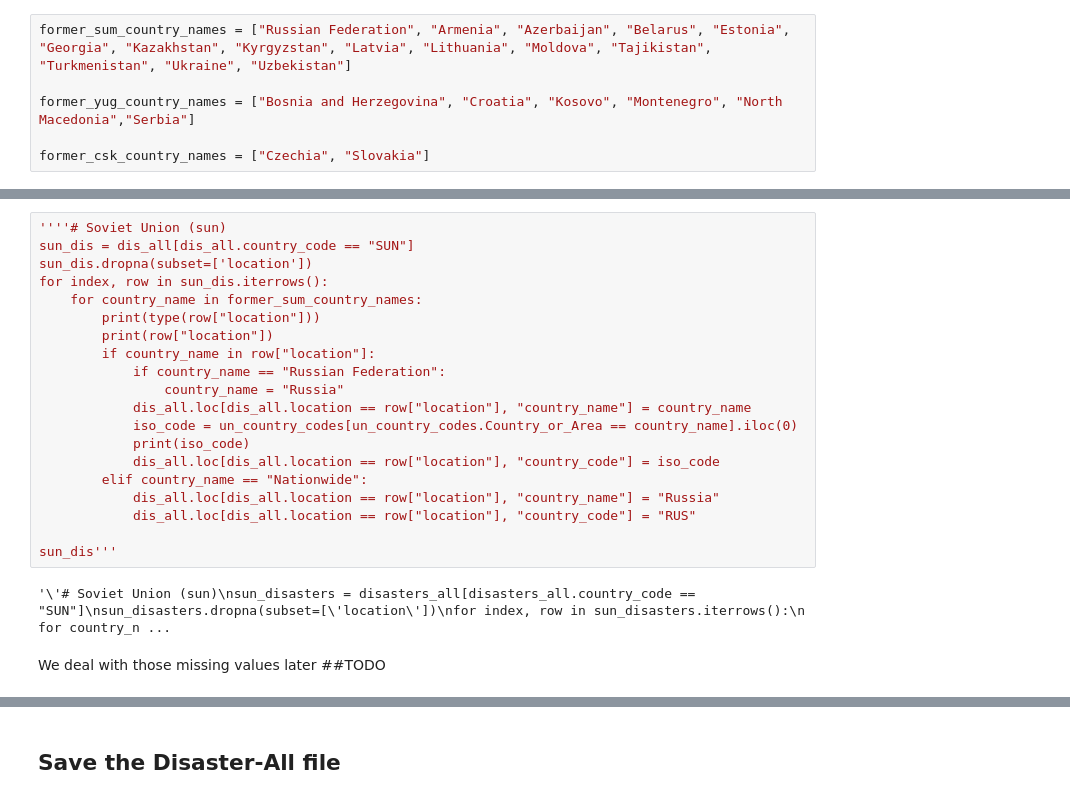
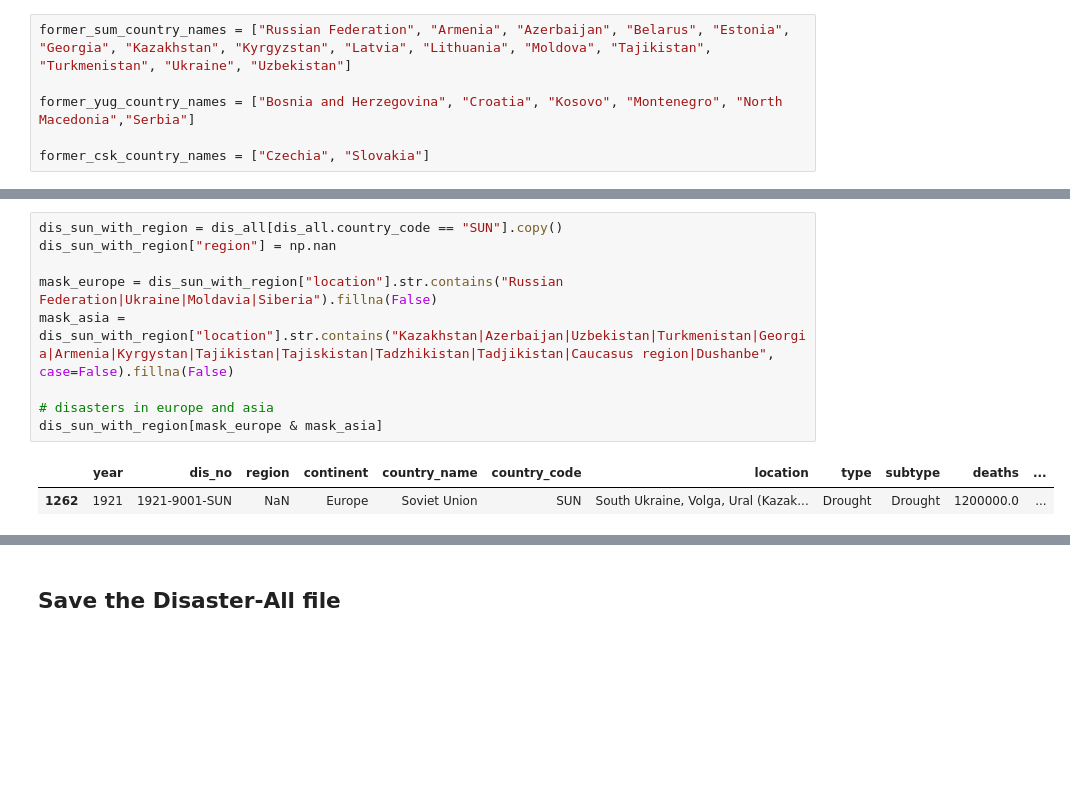
Before and after one commit to lukiwieser/natural-disasters-and-climate-change, a Jupyter notebook: disaster-formatting.ipynb, the cells around one changed output, grey strips where cells are left out. Cells and saved outputs as stored; diff of their text form; blank space fills up the shorter version.

```diff
--- a/disaster-formatting.ipynb
+++ b/disaster-formatting.ipynb
@@ -396,24 +420,12 @@ Name: location, Length: 64, dtype: object
-# %%
-''''# Soviet Union (sun)
-sun_dis = dis_all[dis_all.country_code == "SUN"]
-sun_dis.dropna(subset=['location'])
-for index, row in sun_dis.iterrows():
-    for country_name in former_sum_country_names:
-        print(type(row["location"]))
-        print(row["location"])
-        if country_name in row["location"]:
-            if country_name == "Russian Federation":
-                country_name = "Russia"
-            dis_all.loc[dis_all.location == row["location"], "country_name"] = country_name
-            iso_code = un_country_codes[un_country_codes.Country_or_Area == country_name].iloc(0)
-            print(iso_code)
-            dis_all.loc[dis_all.location == row["location"], "country_code"] = iso_code
-        elif country_name == "Nationwide":
-            dis_all.loc[dis_all.location == row["location"], "country_name"] = "Russia"
-            dis_all.loc[dis_all.location == row["location"], "country_code"] = "RUS"
-
-sun_dis'''
-# %% [output]
-'\'# Soviet Union (sun)\nsun_disasters = disasters_all[disasters_all.country_code == "SUN"]\nsun_disasters.dropna(subset=[\'location\'])\nfor index, row in sun_disasters.iterrows():\n    for country_n ...
-# %% [markdown]
-We deal with those missing values later ##TODO
+# %%
+dis_sun_with_region = dis_all[dis_all.country_code == "SUN"].copy()
+dis_sun_with_region["region"] = np.nan
+
+mask_europe = dis_sun_with_region["location"].str.contains("Russian Federation|Ukraine|Moldavia|Siberia").fillna(False)
+mask_asia = dis_sun_with_region["location"].str.contains("Kazakhstan|Azerbaijan|Uzbekistan|Turkmenistan|Georgia|Armenia|Kyrgystan|Tajikistan|Tajiskistan|Tadzhikistan|Tadjikistan|Caucasus region|Dushanbe", case=False).fillna(False)
+
+# disasters in europe and asia
+dis_sun_with_region[mask_europe & mask_asia]
+# %% [output]
+|  | year | dis_no | region | continent | country_name | country_code | location | type | subtype | deaths | ... |
+| 1262 | 1921 | 1921-9001-SUN | NaN | Europe | Soviet Union | SUN | South Ukraine, Volga, Ural (Kazak... | Drought | Drought | 1200000.0 | ... |
```
Also changed, not shown: parts of 41 cells of this notebook.
